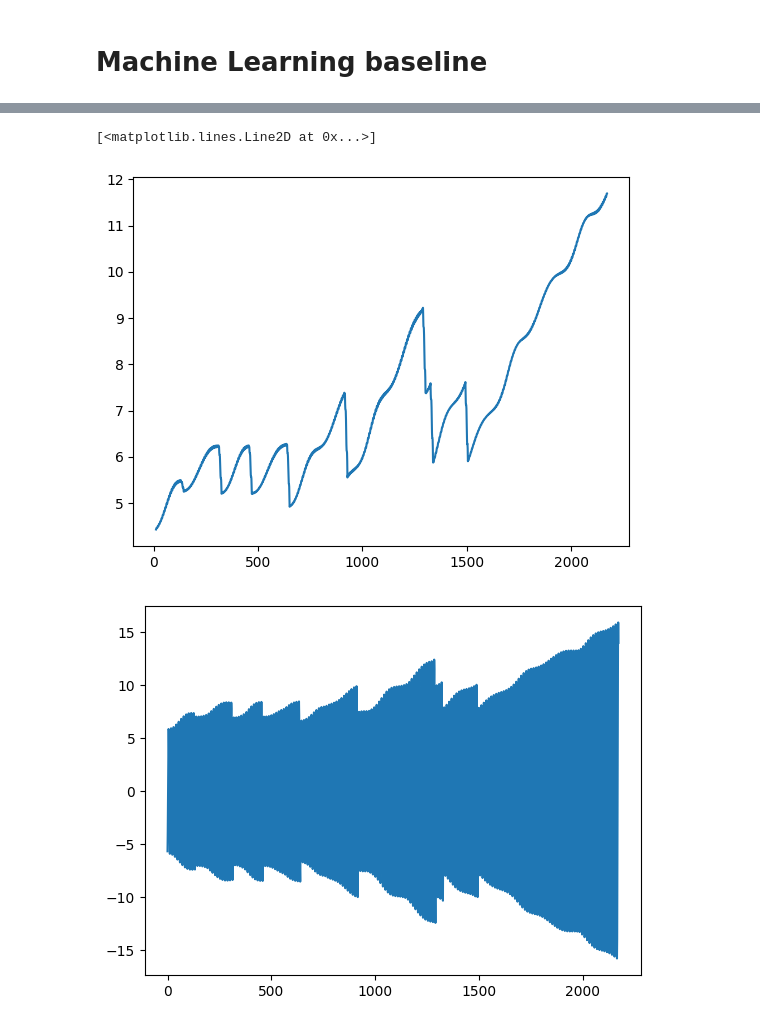
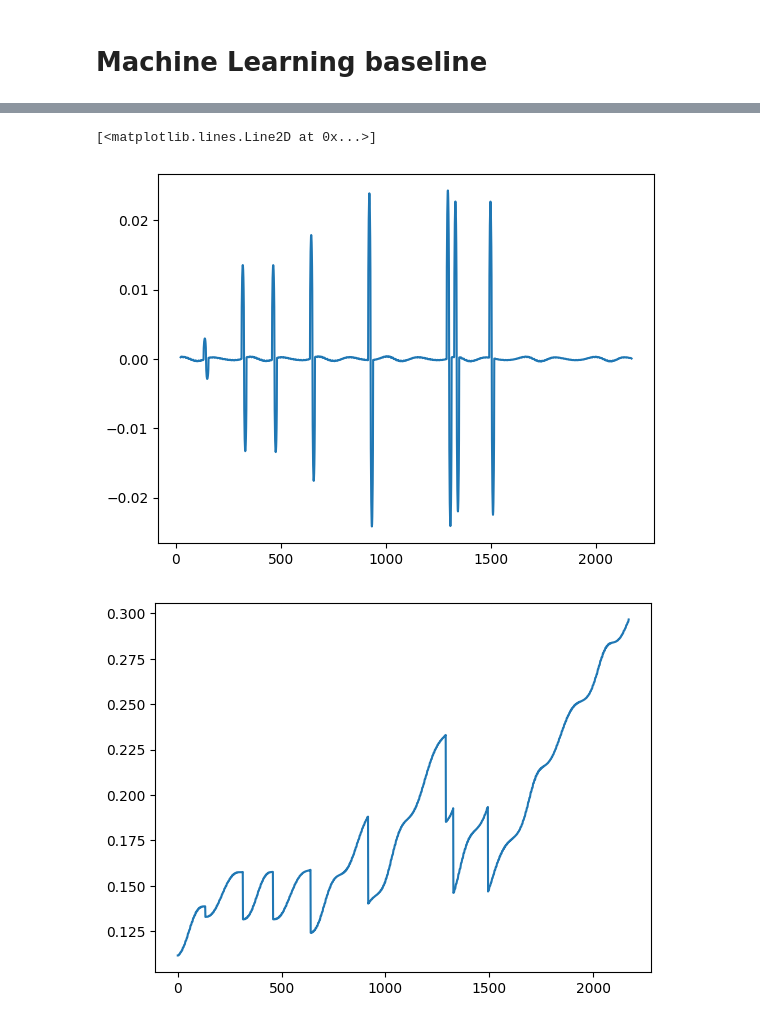
Before and after one commit to OliverJMG/splid-comp, a Jupyter notebook: trial_models/ml_testing.ipynb, the cells around one changed output, grey strips where cells are left out. Cells and saved outputs as stored; diff of their text form; code cells hidden in the pictures.

Commit message:
More tweaks, change dataset to use std dev

```diff
--- a/trial_models/ml_testing.ipynb
+++ b/trial_models/ml_testing.ipynb
@@ -149,13 +149,13 @@ KeyboardInterrupt:
 # %%
 import matplotlib.pyplot as plt
 import pandas as pd
 import numpy as np
-df = pd.read_csv('../dataset/train_v2/1004.csv')
+df = pd.read_csv('../dataset/train/1004.csv')
 
-plt.plot(df['Vz (m/s)'].rolling(12).std())
+plt.plot(df['Inclination (deg)'].rolling(12).std().diff(12))
 plt.figure()
-plt.plot(df['Vz (m/s)'])
+plt.plot(df['Inclination (deg)'])
 # %% [output]
 [<matplotlib.lines.Line2D at 0x...>]
-[figure, old version]
+[figure, new version]
-[figure, old version]
+[figure, new version]
```
Also changed, not shown: parts of 1 cell of this notebook, 3 other files.
